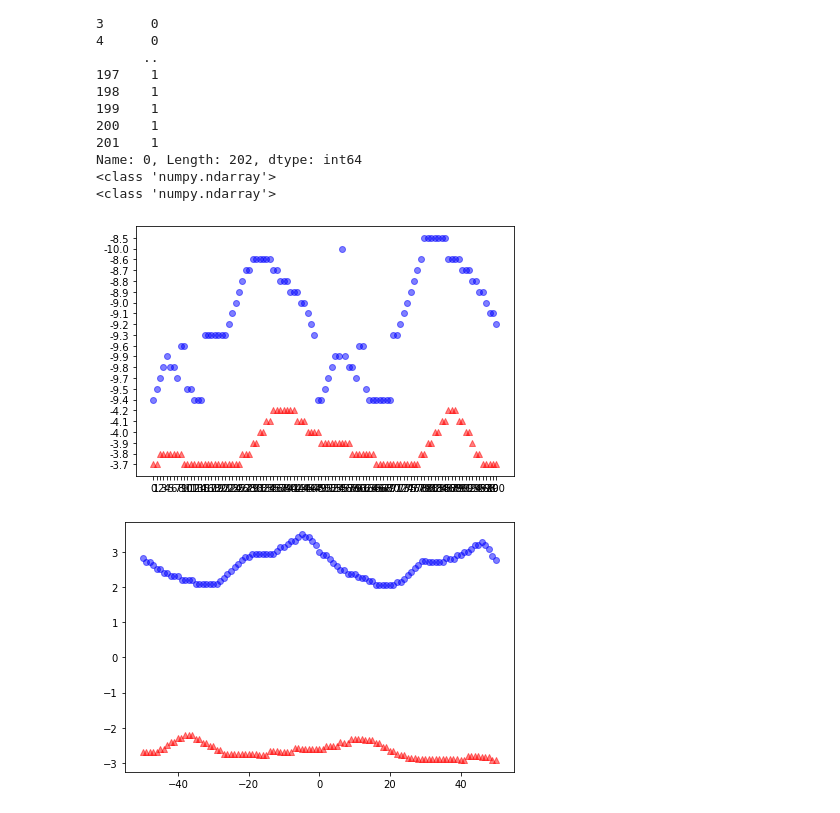
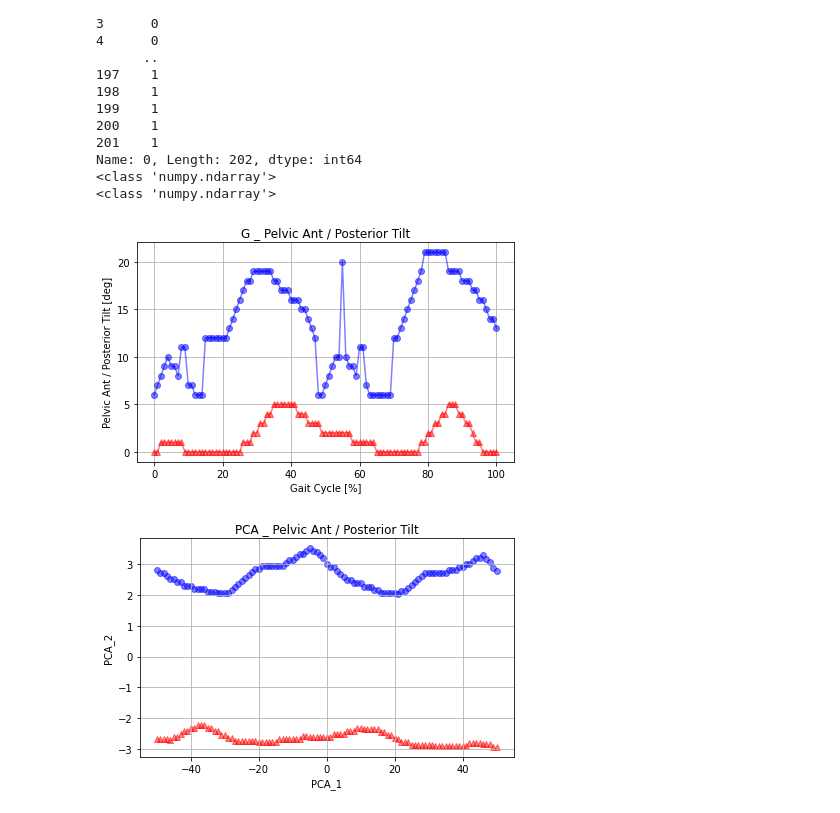
Before and after one commit to Beta628427/Tesis, a Jupyter notebook: 2_Beta___Cod/Beta_PCA/PCA_Cod_master_v1.ipynb, the cells around one changed output. Cells and saved outputs as stored; diff of their text form; code cells hidden in the pictures.

```diff
--- a/2_Beta___Cod/Beta_PCA/PCA_Cod_master_v1.ipynb
+++ b/2_Beta___Cod/Beta_PCA/PCA_Cod_master_v1.ipynb
@@ -63,10 +66,13 @@ Name: 0, Length: 202, dtype: int64
 # %%
-X = np.array(X)
-Y = Y[:, np.newaxis]
-#
-plt.scatter(X[Y[:,0] == 0, 0], X[Y[:,0] == 0, 1], color='red',  marker='^', alpha=0.5) # jovenes
-plt.scatter(X[Y[:,0] == 1, 0], X[Y[:,0] == 1, 1], color='blue', marker='o', alpha=0.5) # viejos
+plt.plot(X[Y[:,0] == 0, 0], X[Y[:,0] == 0, 1], color='red',  marker='^', alpha=0.5) # jovenes
+plt.plot(X[Y[:,0] == 1, 0], X[Y[:,0] == 1, 1], color='blue', marker='o', alpha=0.5) # viejos
+plt.grid(True)
+plt.title("G _ Pelvic Ant / Posterior Tilt")
+plt.xlabel("Gait Cycle [%]")
+plt.ylabel("Pelvic Ant / Posterior Tilt [deg]")
+plt.yscale('linear')
+plt.xscale('linear')
 plt.tight_layout()
 plt.show()
 # %% [output]
-[figure, old version]
+[figure, new version]
@@ -73,15 +86,13 @@ plt.show()
 # %%
-from sklearn.decomposition import PCA
-#
-pca=PCA(n_components=2)
-pca.fit(X)
-#
-transformada=pca.transform(X)
-#
 plt.scatter(transformada[Y[:,0] == 0,0],transformada[Y[:,0] == 0,1], color='red',  marker='^', alpha=0.5)
 plt.scatter(transformada[Y[:,0] == 1,0],transformada[Y[:,0] == 1,1], color='blue', marker='o', alpha=0.5)
-#
+plt.grid(True)
+plt.title("PCA _ Pelvic Ant / Posterior Tilt")
+plt.xlabel("PCA_1")
+plt.ylabel("PCA_2")
+plt.yscale('linear')
+plt.xscale('linear')
 plt.tight_layout()
 plt.show()
 # %% [output]
-[figure, old version]
+[figure, new version]
```
Also changed, not shown: parts of 2 cells of this notebook.
